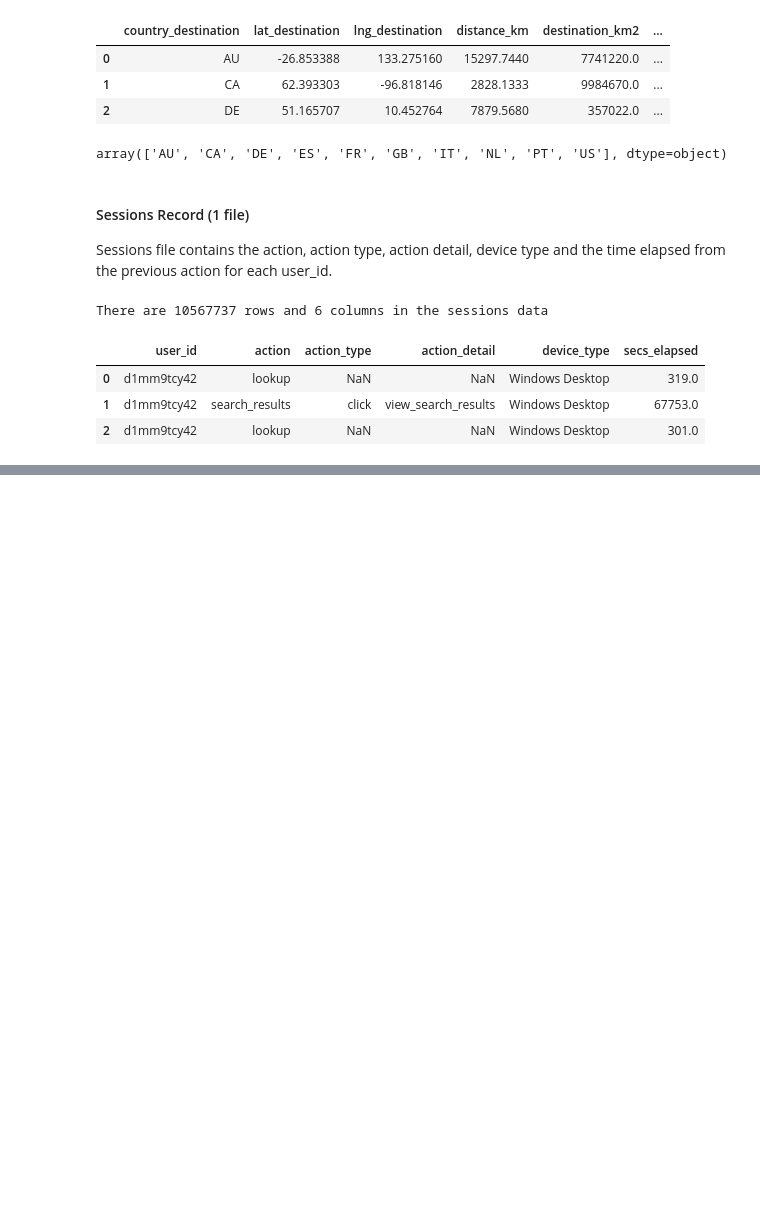
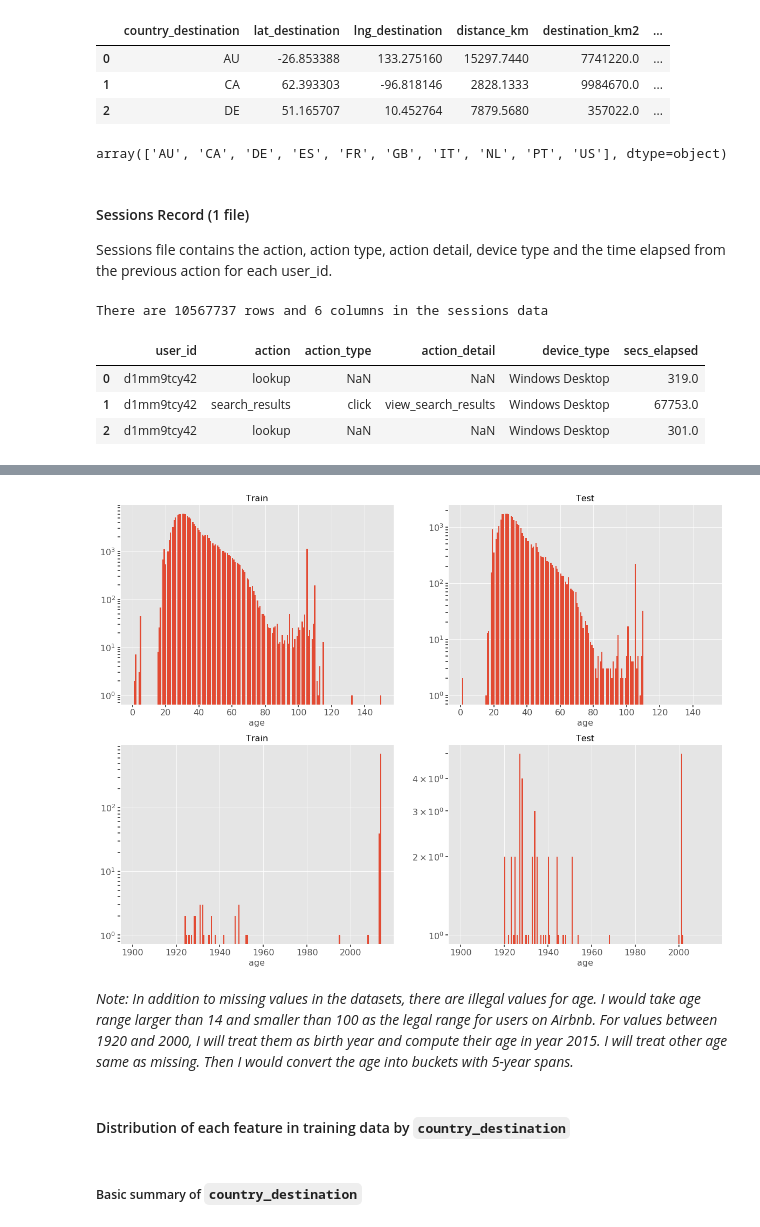
Before and after one commit to xingliuUT/History-Kaggle-Airbnb, a Jupyter notebook: solution.ipynb, the cells around one changed output, grey strips where cells are left out. Drawn from its saved outputs; the diff is of its cells as text; code cells hidden in the pictures; blank space fills up the shorter version.

```diff
--- a/solution.ipynb
+++ b/solution.ipynb
@@ -164,0 +182,30 @@ sessions_data.head(3)
+# %%
+fig, ax = plt.subplots(nrows = 2, ncols = 2, figsize = (20, 15))
+ax[0, 0].hist(train_users_data.age, range = (0, 150), log = True, bins = 200);
+ax[0, 0].tick_params(axis='both',which='both',labelsize=16,\
+        length=5,width=2,direction='out')
+ax[0, 0].set_title('Train', fontsize = 16);
+ax[0, 0].set_xlabel('age', fontsize = 16);
+ax[0, 1].hist(test_users_data.age, range = (0, 150), log = True, bins = 200);
+ax[0, 1].tick_params(axis='both',which='both',labelsize=16,\
+        length=5,width=2,direction='out')
+ax[0, 1].set_title('Test', fontsize = 16);
+ax[0, 1].set_xlabel('age', fontsize = 16);
+ax[1, 0].hist(train_users_data.age, range = (1900, 2014), log = True, bins = 200);
+ax[1, 0].tick_params(axis='both',which='both',labelsize=16,\
+        length=5,width=2,direction='out')
+ax[1, 0].set_title('Train', fontsize = 16);
+ax[1, 0].set_xlabel('age', fontsize = 16);
+ax[1, 1].hist(test_users_data.age, range = (1900, 2014), log = True, bins = 200);
+ax[1, 1].tick_params(axis='both',which='both',labelsize=16,\
+        length=5,width=2,direction='out')
+ax[1, 1].set_title('Test', fontsize = 16);
+ax[1, 1].set_xlabel('age', fontsize = 16);
+# %% [output]
+[figure, added]
+# %% [markdown]
+*Note: In addition to missing values in the datasets, there are illegal values for age. I would take age range larger than 14 and smaller than 100 as the legal range for users on Airbnb. For values between 1920 and 2000, I will treat them as birth year and compute their age in year 2015. I will treat other age same as missing. Then I would convert the age into buckets with 5-year spans.*
+# %% [markdown]
+#### Distribution of each feature in training data by `country_destination`
+# %% [markdown]
+##### Basic summary of  `country_destination`
```
Also changed, not shown: parts of 37 cells of this notebook.
